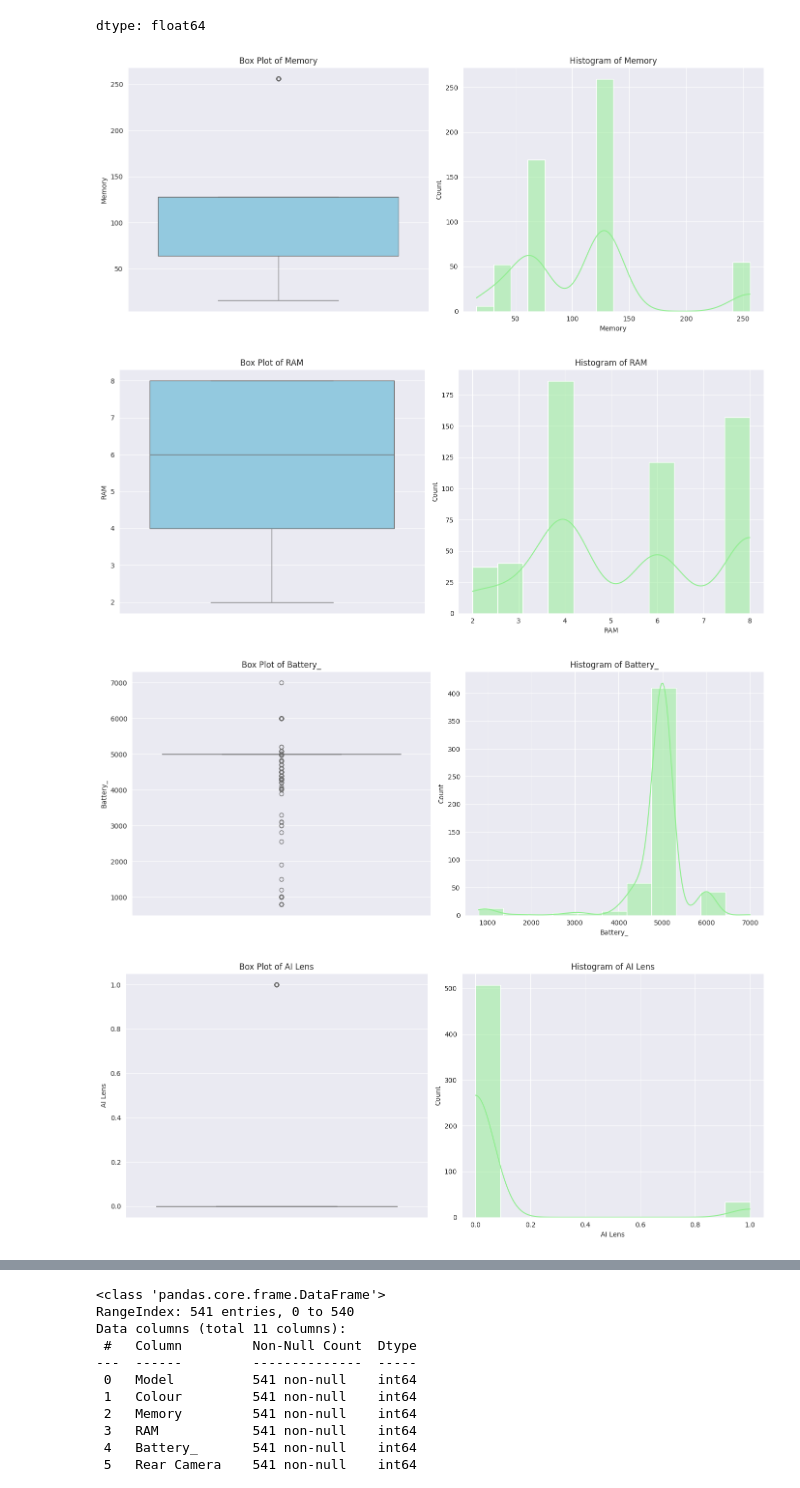
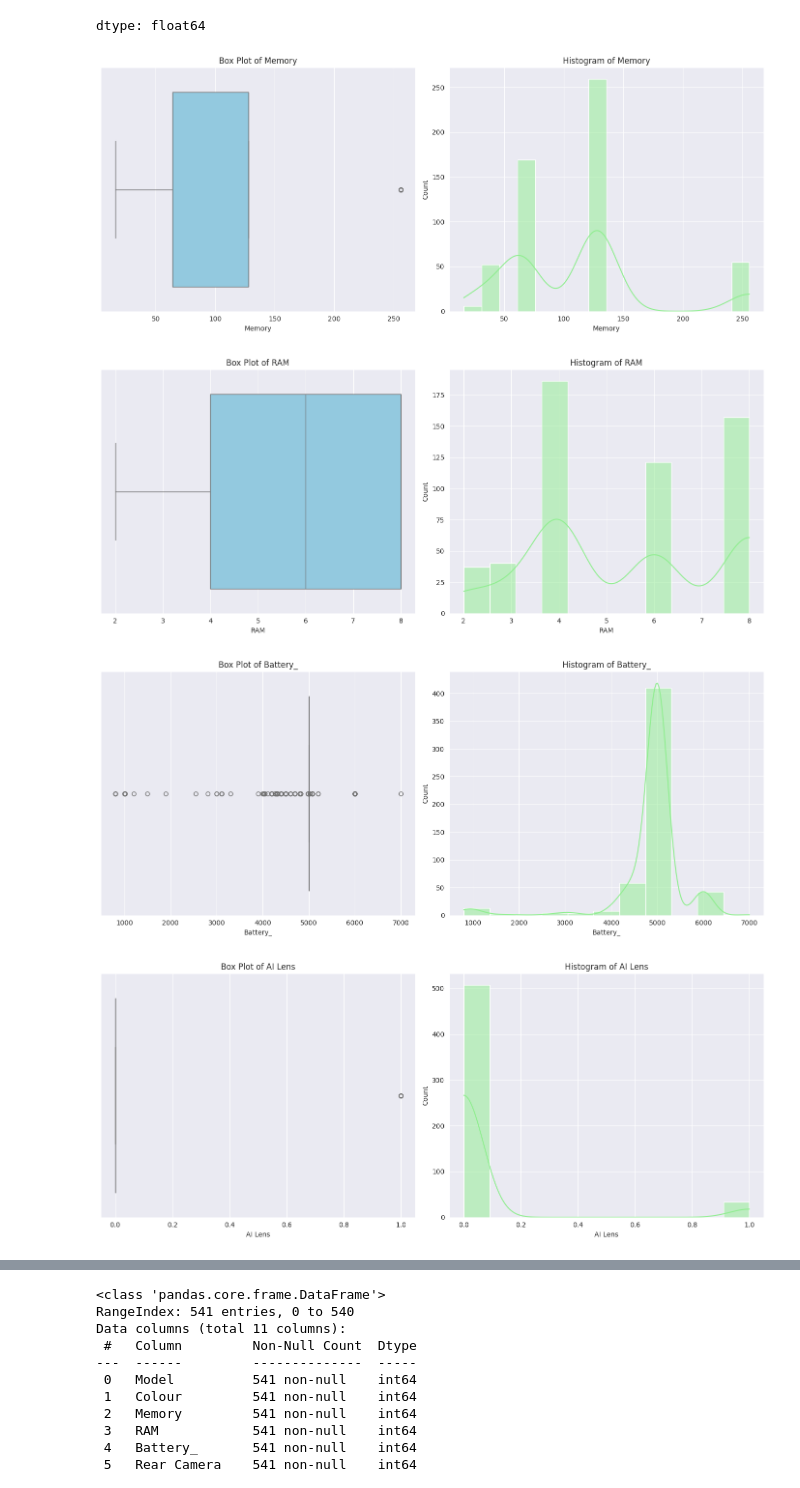
Before and after one commit to Deb052024/Machine-Prediction, a Jupyter notebook: Mobile_Handset_Price.ipynb, the cells around one changed output, grey strips where cells are left out. Cells and saved outputs as stored; diff of their text form; code cells hidden in the pictures.

```diff
--- a/Mobile_Handset_Price.ipynb
+++ b/Mobile_Handset_Price.ipynb
@@ -571,24 +557,24 @@ dtype: float64
 # %%
 
     for col in numerical_col:
         plt.figure(figsize=(14, 6))
 
         # Box plot
         plt.subplot(1, 2, 1)
-        sns.boxplot(y=df_final[col], color='skyblue')
+        sns.boxplot(x=df_final[col], color='skyblue')
         plt.title(f'Box Plot of {col}')
 
         # Histogram
         plt.subplot(1, 2, 2)
         sns.histplot(df_final[col], kde=True, color='lightgreen')
         plt.title(f'Histogram of {col}')
 
         plt.tight_layout()
         plt.show()
 
         #Box Plot and HistPlot
 # %% [output]
-[figure, old version]
+[figure, new version]
-[figure, old version]
+[figure, new version]
-[figure, old version]
+[figure, new version]
-[figure, old version]
+[figure, new version]
```
Also changed, not shown: parts of 19 cells of this notebook.
